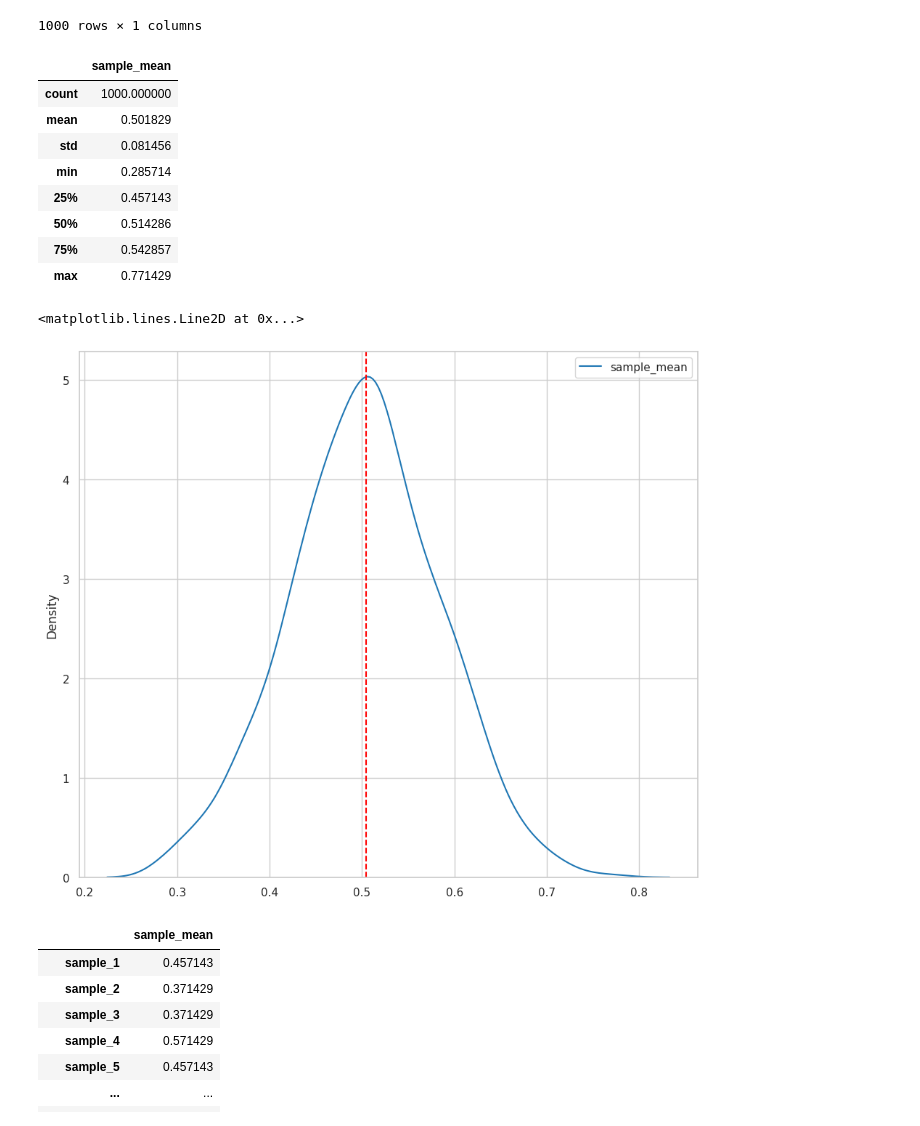
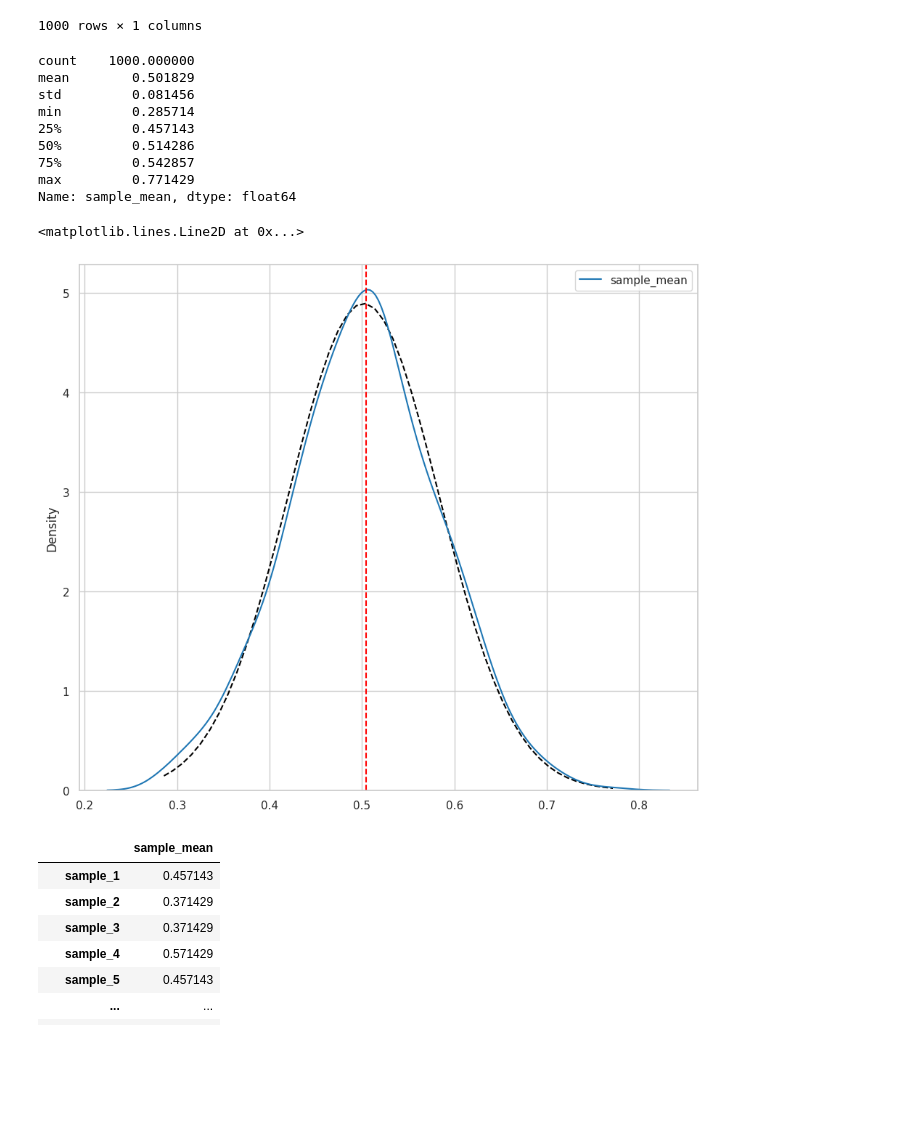
Before and after one commit to jariel17/curso-analisis-exploratorio-de-datos, a Jupyter notebook: 01-conociendo-nuestros-datos.ipynb, the cells around one changed output. Drawn from its saved outputs; the diff is of its cells as text; code cells hidden in the pictures; blank space fills up the shorter version.

Commit message:
Add missing graphs

```diff
--- a/01-conociendo-nuestros-datos.ipynb
+++ b/01-conociendo-nuestros-datos.ipynb
@@ -1129,32 +1166,29 @@ sample_means_binomial
 | sample_1000 | 0.628571 |
 1000 rows × 1 columns
 # %%
-stats = sample_means_binomial.describe()
+stats = sample_means_binomial.sample_mean.describe()
 stats
 # %% [output]
-|  | sample_mean |
-| count | 1000.000000 |
-| mean | 0.501829 |
-| std | 0.081456 |
-| min | 0.285714 |
-| 25% | 0.457143 |
-| 50% | 0.514286 |
-| 75% | 0.542857 |
-| max | 0.771429 |
+count    1000.000000
+mean        0.501829
+std         0.081456
+min         0.285714
+25%         0.457143
+50%         0.514286
+75%         0.542857
+max         0.771429
+Name: sample_mean, dtype: float64
 # %%
+xs = np.linspace(stats['min'], stats['max'])
+ys = scipy.stats.norm(stats['mean'], stats['std']).pdf(xs)
+
+plt.plot(xs, ys, color='black', linestyle='dashed')
 
 sns.kdeplot(data=sample_means_binomial)
 plt.axvline(x=sex_numeric.mean(), color='red', linestyle='dashed')
-
-
-# TODO: - Review this code
-# xs = np.linspace(stats['min'], stats['max'])
-# ys = scipy.stats.norm(stats['mean'], stats['std']).pdf(xs)
-
-# plt.plot(xs, ys, color='black', linestyle='dashed')
 # %% [output]
 <matplotlib.lines.Line2D at 0x...>
-[figure, old version]
+[figure, new version]
 # %%
 sample_means_binomial
 # %% [output]
```
Also changed, not shown: parts of 5 cells of this notebook.
